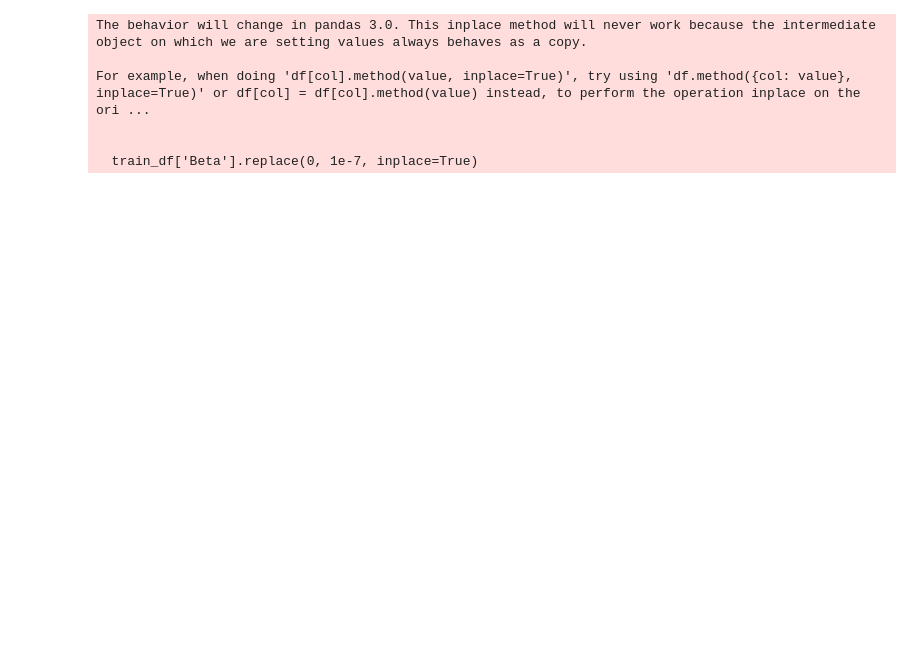
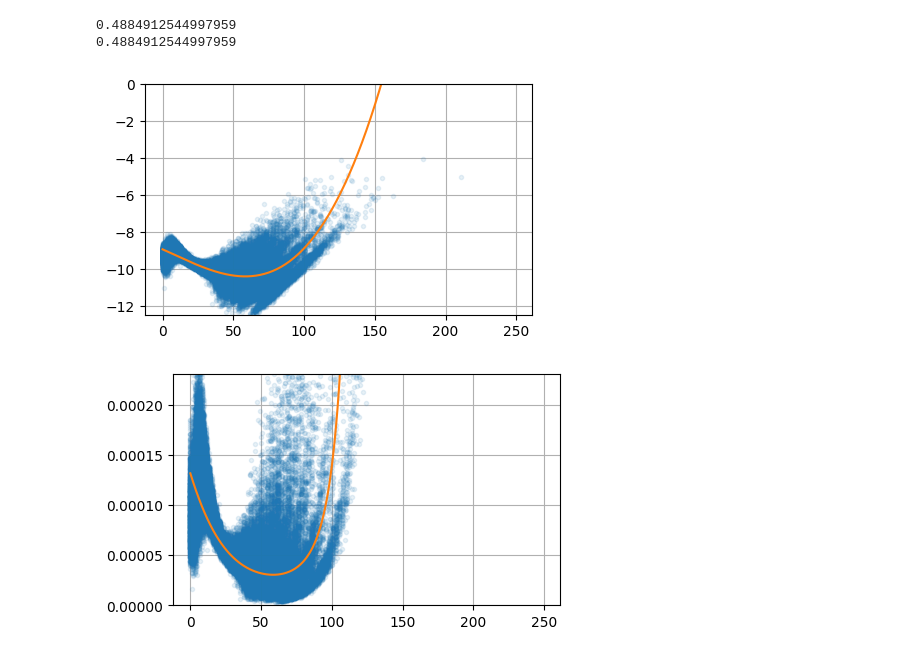
Before and after one commit to Mpkosh/network_hybrid_33, a Jupyter notebook: save_model_regression_day_for_seir.ipynb, the cells around one changed output. Drawn from its saved outputs; the diff is of its cells as text; code cells hidden in the pictures; blank space fills up the shorter version.

```diff
--- a/save_model_regression_day_for_seir.ipynb
+++ b/save_model_regression_day_for_seir.ipynb
@@ -8,19 +9,18 @@ from sklearn.pipeline import make_pipeline
 import joblib
 # %%
-def load_and_prepare_data(train_dir, val_dir, seeds_number_train, seeds_number_val):
+def load_and_prepare_data(seed_dir, seeds_train):
     train_df = []
-    for i in range(seeds_number_train):
-        seed_df = pd.read_csv(train_dir + f'seir_seed_{i}.csv')
-        seed_df['day'] = np.arange(len(seed_df))
-        train_df.append(seed_df)
-    for i in range(seeds_number_val):
-        seed_df = pd.read_csv(val_dir + f'seir_seed_{i}.csv')
+    for i in seeds_train:
+        seed_df = pd.read_csv(seed_dir + f'seir_seed_{i}.csv')
         seed_df['day'] = np.arange(len(seed_df))
         train_df.append(seed_df)
 
     train_df = pd.concat(train_df, ignore_index=True)
-    #train_df = train_df[train_df['Beta'] > 0].copy()
-    train_df['Beta'].replace(0, 1e-7, inplace=True)
+    train_df = train_df[train_df['Beta'] > 0].copy()
+
+    #train_df['Beta'].replace(0, 1e-7, inplace=True)
+    #train_df['Beta'] = train_df['Beta'].fillna(1e-7)
+
     train_df = train_df[(train_df['E'] > 0)|(train_df['I'] > 0)].copy()
     train_df['log_Beta'] = np.log(train_df['Beta'])
     return train_df
@@ -32,25 +32,29 @@ def train_model(train_df, model_file):
     model = make_pipeline(
         StandardScaler(),
         PolynomialFeatures(include_bias=False, degree=3),
-        SGDRegressor(alpha=1, max_iter=5000, penalty=None, warm_start=False)
+        SGDRegressor(alpha=0.0001, max_iter=5000,
+                     penalty='l2', warm_start=False)
     )
 
     model.fit(X, y)
-
+    print(model.score(X, y))
     joblib.dump(model, model_file)
 
-train_dir = f'train/'
-val_dir = f'val/'
-model_file = 'regression_day_for_seir.joblib'
-seeds_number_train = 960
-seeds_number_val = 240
+def plot(model_file):
+    model = joblib.load(model_file)
+    X = train_df[['day']].values
+    y = train_df['log_Beta'].values
+    print(model.score(X, y))
 
-train_df = load_and_prepare_data(train_dir, val_dir, seeds_number_train, seeds_number_val)
-train_model(train_df, model_file)
+    fig = plt.figure(figsize=(5, 3))
+    plt.plot(X, y, alpha=0.1, ls='', marker='.')
+    pred = model.predict(np.arange(250).reshape(-1, 1))
+    plt.plot(np.arange(250), pred)
+    plt.ylim(np.quantile(y,.0001), 0)
+    plt.grid()
+
+    fig = plt.figure(figsize=(5, 3))
+    plt.plot(train_df.day, train_df.Beta, ls='', marker='.', alpha=.1)
+    plt.plot(np.arange(250), np.exp(pred))
+    plt.ylim(0, train_df.Beta.quantile(0.99))
+    plt.grid()
-# %% [output]
-The behavior will change in pandas 3.0. This inplace method will never work because the intermediate object on which we are setting values always behaves as a copy.
-
-For example, when doing 'df[col].method(value, inplace=True)', try using 'df.method({col: value}, inplace=True)' or df[col] = df[col].method(value) instead, to perform the operation inplace on the ori ...
-
-
-  train_df['Beta'].replace(0, 1e-7, inplace=True)
@@ -56,0 +64,12 @@ For example, when doing 'df[col].method(value, inplace=True)', try using 'df.met
+# %%
+seed_dir='initial_data/initial_data_ba_10000/'
+model_file = seed_dir+'regression_day_for_seir.joblib'
+
+train_df = load_and_prepare_data(seed_dir, seeds_train)
+train_model(train_df, model_file)
+plot(model_file)
+# %% [output]
+0.4884912544997959
+0.4884912544997959
+[figure, added]
+[figure, added]
```
Also changed, not shown: parts of 7 cells of this notebook.
